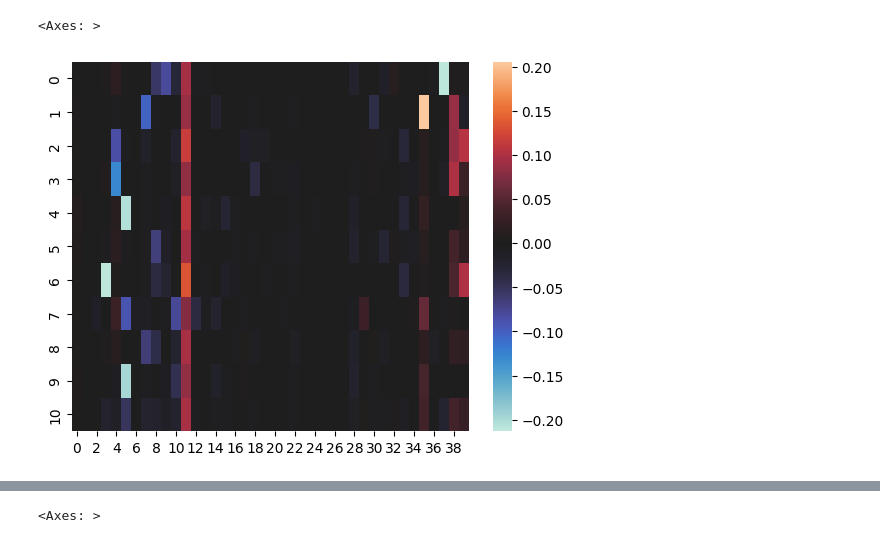
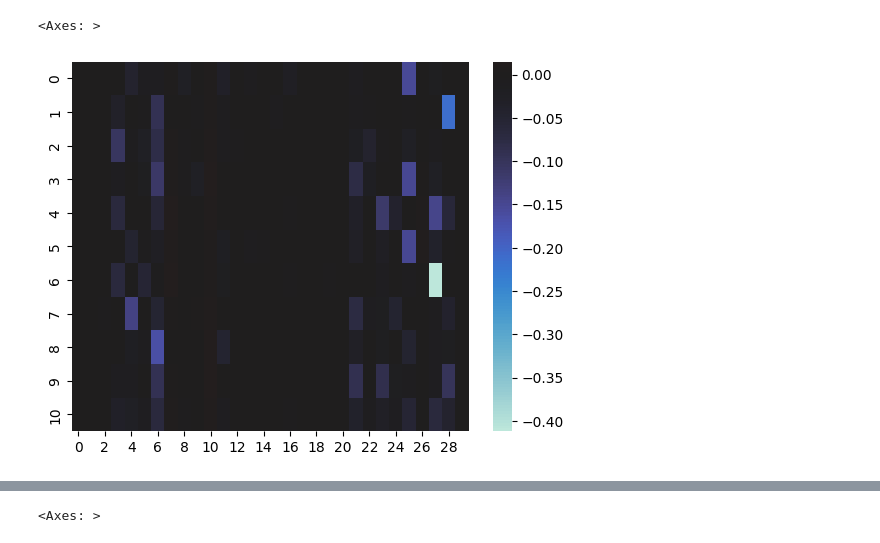
Before and after one commit to vitryt/label-free-bias-identification, a Jupyter notebook: data_recovery.ipynb, the cells around one changed output, grey strips where cells are left out. Saved outputs shown, nothing was run; the diff lists cells and outputs as text; code cells hidden in the pictures.

```diff
--- a/data_recovery.ipynb
+++ b/data_recovery.ipynb
@@ -61,19 +46,22 @@ model_res
 # %%
-with open(f"models/{exp_name}/concepts_{exp_id}_{0}.pkl", "rb") as f:
+with open(f"models/{exp_name}/concepts_{0}_{1}.pkl", "rb") as f:
     concept_res = pkl.load(f)
+# %%
+amount_of_concept = 30
+studied_bias = 8
+step_amount = 70
 # %%
-with open(f"models/{exp_name}/bias_{exp_id}_{0}.pkl", "rb") as f:
+with open(f"models/{exp_name}/bias_{exp_id}_{1}.pkl", "rb") as f:
     bias_res = pkl.load(f)
 
-studied_bias = 1
 table = []
 for i in range(10):
     table.append((bias_res[studied_bias][i][1] - bias_res[studied_bias][i][0]).mean(axis=0))
 table.append(sum(table)/len(table))
 sb.heatmap(table, center=0, annot=False)
 # %% [output]
 <Axes: >
-[figure, old version]
+[figure, new version]
 # %%
 table1 = []
 for i in range(10):
```
Also changed, not shown: parts of 5 cells of this notebook, 4 other files.
